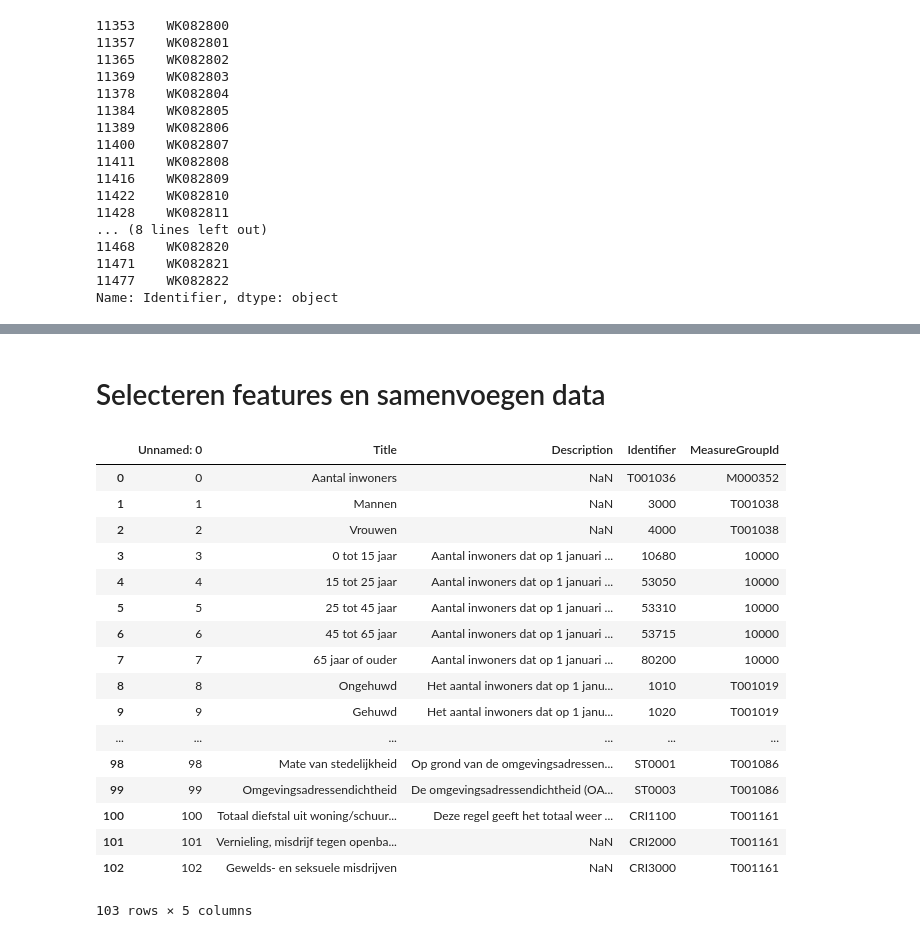
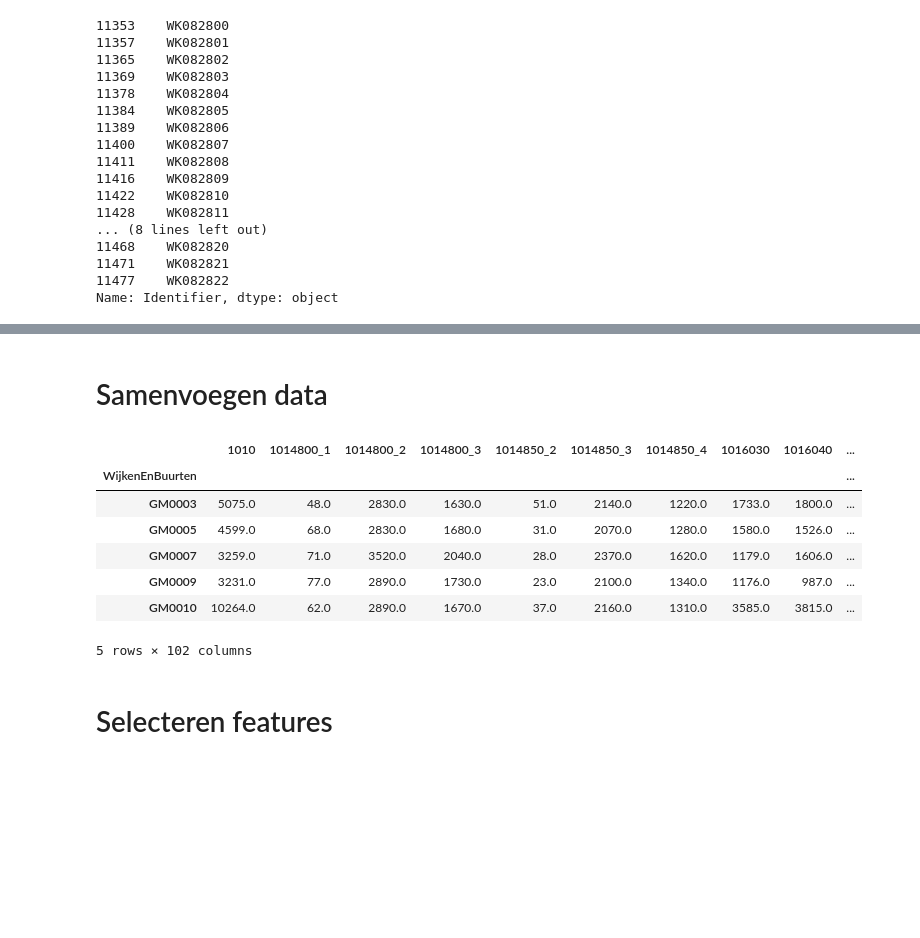
Before and after one commit to DanAugustus/KiesKaart, a Jupyter notebook: CBSparserOData4.ipynb, the cells around one changed output, grey strips where cells are left out. Saved outputs shown, nothing was run; the diff lists cells and outputs as text; code cells hidden in the pictures; blank space fills up the shorter version.

```diff
--- a/CBSparserOData4.ipynb
+++ b/CBSparserOData4.ipynb
@@ -290,0 +333,2 @@ Name: Identifier, dtype: object
+# %% [markdown]
+# Samenvoegen data
@@ -291,31 +348,20 @@ Name: Identifier, dtype: object
+# %%
+#test2 = table_test.pivot(index="Id", columns="Measure", values="Value") # Zelfs voor hele dataset snel te doen
+#test2 = test2.merge(table_test[["Id","WijkenEnBuurten"]], how="left", left_index=True, right_on="Id").drop("Id", axis=1)
+#test2.head(20)
+#test2.groupby("WijkenEnBuurten").first()
+# Deze tabel heeft het gewenste format, maar de tabel heeft een index als lijst van kolommen
+
+table_final = formatteer_tabel(table_test)
+table_final.head()
+# %% [output]
+|  | 1010 | 1014800_1 | 1014800_2 | 1014800_3 | 1014850_2 | 1014850_3 | 1014850_4 | 1016030 | 1016040 | ... |
+| WijkenEnBuurten |  |  |  |  |  |  |  |  |  | ... |
+| GM0003 | 5075.0 | 48.0 | 2830.0 | 1630.0 | 51.0 | 2140.0 | 1220.0 | 1733.0 | 1800.0 | ... |
+| GM0005 | 4599.0 | 68.0 | 2830.0 | 1680.0 | 31.0 | 2070.0 | 1280.0 | 1580.0 | 1526.0 | ... |
+| GM0007 | 3259.0 | 71.0 | 3520.0 | 2040.0 | 28.0 | 2370.0 | 1620.0 | 1179.0 | 1606.0 | ... |
+| GM0009 | 3231.0 | 77.0 | 2890.0 | 1730.0 | 23.0 | 2100.0 | 1340.0 | 1176.0 | 987.0 | ... |
+| GM0010 | 10264.0 | 62.0 | 2890.0 | 1670.0 | 37.0 | 2160.0 | 1310.0 | 3585.0 | 3815.0 | ... |
+5 rows × 102 columns
 # %% [markdown]
-# Selecteren features en samenvoegen data
+# Selecteren features
-# %%
-def feature_select(csv_file):
-    """Inlezen van csv gebaseerd op de MeasureCodes met alleen de rijen van features die je wilt ophalen.
-    Het verminderen van de hoeveelheid data maakt het ophalen van data sneller."""
-
-    df = pd.read_csv(csv_file, sep=";")
-    return df
-
-#feature_select("features_test2.csv")
-feature_selectie=feature_select("features_test2.csv")['Identifier']
-# %% [output]
-|  | Unnamed: 0 | Title | Description | Identifier | MeasureGroupId |
-| 0 | 0 | Aantal inwoners | NaN | T001036 | M000352 |
-| 1 | 1 | Mannen | NaN | 3000 | T001038 |
-| 2 | 2 | Vrouwen | NaN | 4000 | T001038 |
-| 3 | 3 | 0 tot 15 jaar | Aantal inwoners dat op 1 januari ... | 10680 | 10000 |
-| 4 | 4 | 15 tot 25 jaar | Aantal inwoners dat op 1 januari ... | 53050 | 10000 |
-| 5 | 5 | 25 tot 45 jaar | Aantal inwoners dat op 1 januari ... | 53310 | 10000 |
-| 6 | 6 | 45 tot 65 jaar | Aantal inwoners dat op 1 januari ... | 53715 | 10000 |
-| 7 | 7 | 65 jaar of ouder | Aantal inwoners dat op 1 januari ... | 80200 | 10000 |
-| 8 | 8 | Ongehuwd | Het aantal inwoners dat op 1 janu... | 1010 | T001019 |
-| 9 | 9 | Gehuwd | Het aantal inwoners dat op 1 janu... | 1020 | T001019 |
-| ... | ... | ... | ... | ... | ... |
-| 98 | 98 | Mate van stedelijkheid | Op grond van de omgevingsadressen... | ST0001 | T001086 |
-| 99 | 99 | Omgevingsadressendichtheid | De omgevingsadressendichtheid (OA... | ST0003 | T001086 |
-| 100 | 100 | Totaal diefstal uit woning/schuur... | Deze regel geeft het totaal weer ... | CRI1100 | T001161 |
-| 101 | 101 | Vernieling, misdrijf tegen openba... | NaN | CRI2000 | T001161 |
-| 102 | 102 | Gewelds- en seksuele misdrijven | NaN | CRI3000 | T001161 |
-103 rows × 5 columns
```
Also changed, not shown: parts of 21 cells of this notebook.
